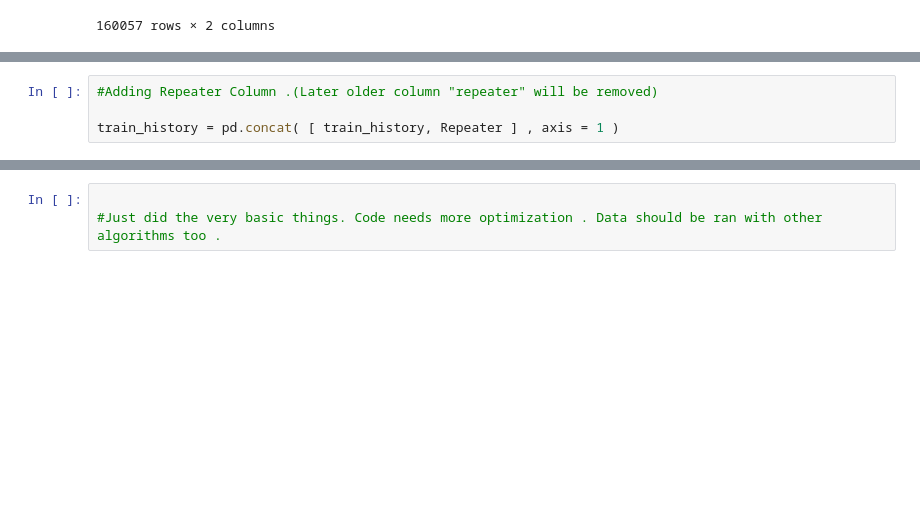
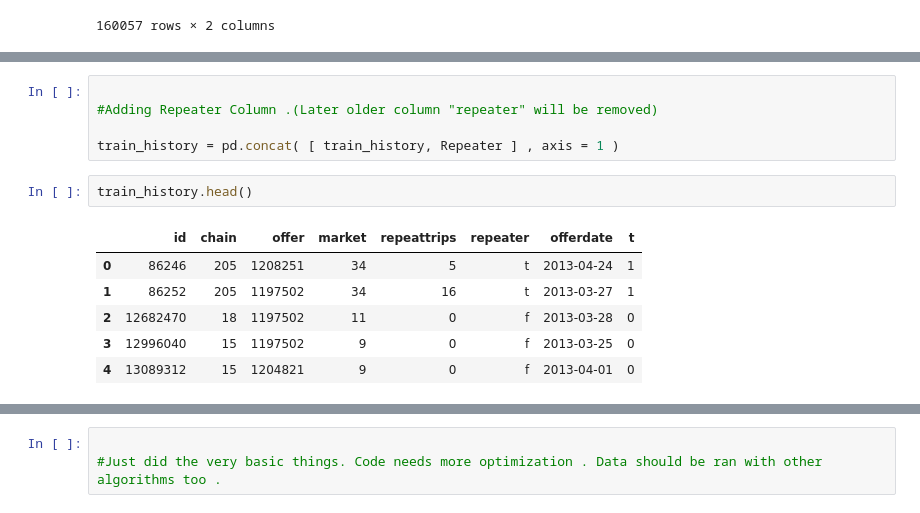
Before and after one commit to shubhamkoul007/Acquire-Valued-Shopper-Challenge-Team1-TDL, a Jupyter notebook: Team1_Project1.ipynb, the cells around one changed output, grey strips where cells are left out. Cells and saved outputs as stored; diff of their text form; blank space fills up the shorter version.

```diff
--- a/Team1_Project1.ipynb
+++ b/Team1_Project1.ipynb
@@ -41,7 +85,17 @@ Repeater = pd.get_dummies(train_history["repeater"],drop_first= True)
 # %%
+
 #Adding Repeater Column .(Later older column "repeater" will be removed)
 
 train_history = pd.concat( [ train_history, Repeater ] , axis = 1 )
+# %%
+train_history.head()
+# %% [output]
+|  | id | chain | offer | market | repeattrips | repeater | offerdate | t |
+| 0 | 86246 | 205 | 1208251 | 34 | 5 | t | 2013-04-24 | 1 |
+| 1 | 86252 | 205 | 1197502 | 34 | 16 | t | 2013-03-27 | 1 |
+| 2 | 12682470 | 18 | 1197502 | 11 | 0 | f | 2013-03-28 | 0 |
+| 3 | 12996040 | 15 | 1197502 | 9 | 0 | f | 2013-03-25 | 0 |
+| 4 | 13089312 | 15 | 1204821 | 9 | 0 | f | 2013-04-01 | 0 |
 # %%
 #Now removing the columns that we are not going to use for our model .Also the repeater column
 
```
Also changed, not shown: parts of 20 cells of this notebook.
